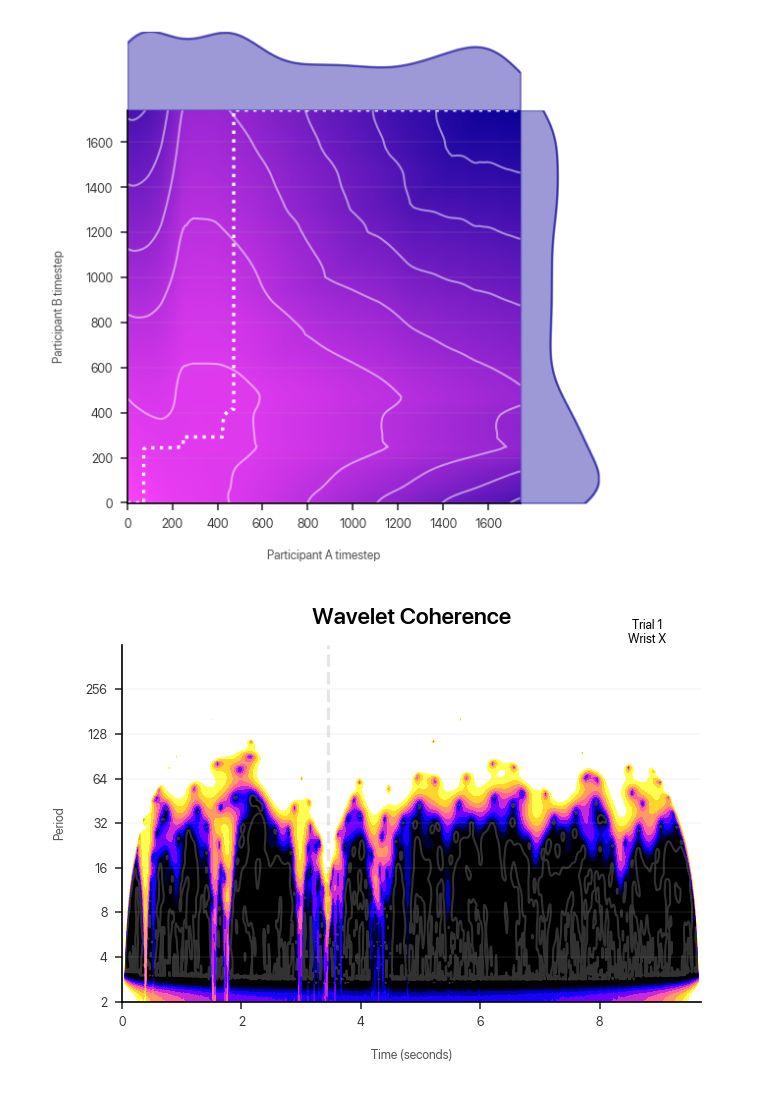
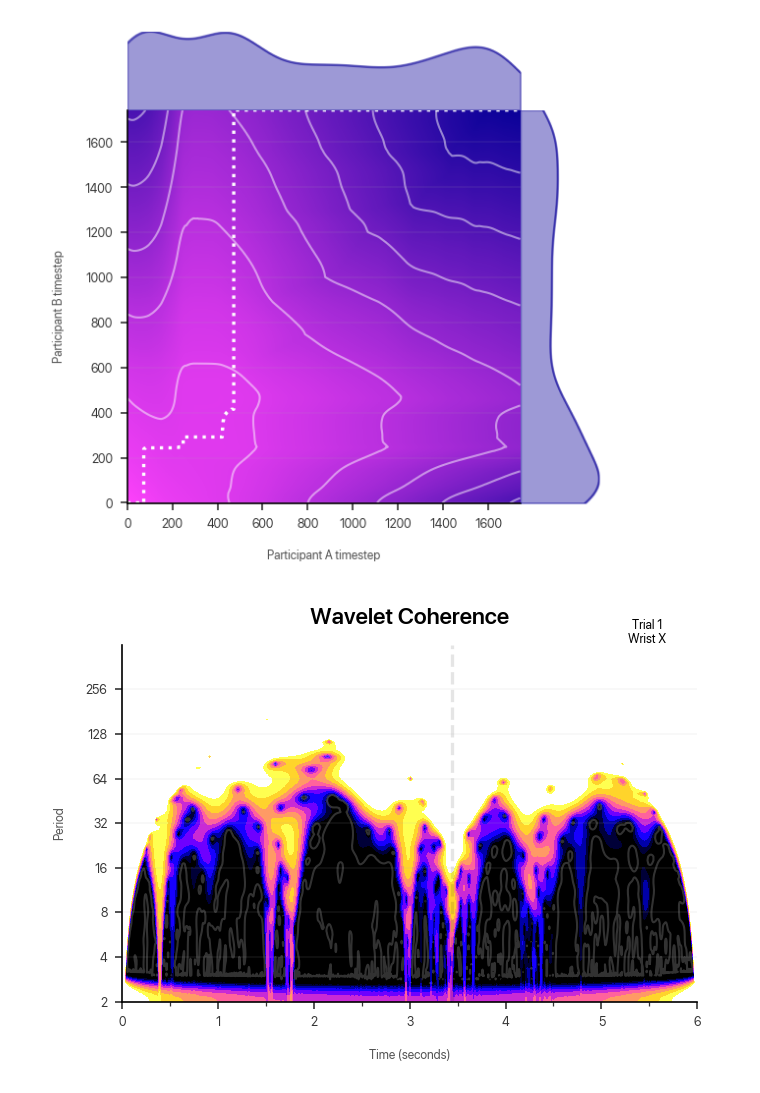
Before and after one commit to dlundgaard/dapup-mocap, a Jupyter notebook: analysis.ipynb, the cells around one changed output. Drawn from its saved outputs; the diff is of its cells as text; code cells hidden in the pictures.

```diff
--- a/analysis.ipynb
+++ b/analysis.ipynb
@@ -40,7 +41,7 @@ class Session:
             nrows = 1
         ).loc[0, 1:].values
 
-        self.markers = list(sorted(set([name[2:] for name in marker_names])))
+        self.available_markers = list(sorted(set([name[2:] for name in marker_names])))
 
         dataset = pd.read_csv(
             datafile_path,
@@ -70,12 +71,13 @@ class Session:
                 time_of_contact = self.events[self.events["Name"] == "Contact"]["Time"].iloc[trial - 1] - subset["Time"].min()
                 subset["Frame"] -= subset["Frame"].min()
                 subset["Time"] -= subset["Time"].min()
-                for marker in self.markers:
+                subset = subset[subset["Time"] < 6]
+                for marker in self.available_markers:
                     pos_data = subset[["Frame", "Time", "Axis", marker]].pivot(index = ["Frame", "Time"], columns = ["Axis"], values = marker)
                     pos_data = pos_data[[dimension + "_Raw" for dimension in "XYZ"]] = pos_data.replace(0, np.nan)
-                    pos_data[[dimension for dimension in "XYZ"]] = pos_data[[dimension for dimension in "XYZ"]].interpolate()
+                    pos_data[[dimension for dimension in "XYZ"]] = pos_data[[dimension for dimension in "XYZ"]].interpolate(limit_direction = "both")
                     marker_collection.append(pos_data.reset_index())
-                participants.append(pd.Series(marker_collection, name = "Marker", index = self.markers))
+                participants.append(pd.Series(marker_collection, name = "Marker", index = self.available_markers))
             trial_object = pd.Series(participants, name = "Participant", index = ["A", "B"])
             trial_object.time_of_contact = time_of_contact
             trials.append(trial_object)
@@ -83,7 +85,7 @@ class Session:
         self.data = pd.Series(data = trials, index = np.arange(1, len(trials) + 1), name = "Trial")
 
     def __repr__(self):
-        return f"[Session {self.id}]" + "\n" + f"Trial{'s' if len(self.data) > 1 else ''} {self.data.index[0]}{'-' + str(self.data.index[-1]) if len(self.data.index) > 1 else ''}" + "\n" + f"{len(self.markers)} markers ({', '.join(self.markers)})"
+        return f"[Session {self.id}]" + "\n" + f"Trial{'s' if len(self.data) > 1 else ''} {self.data.index[0]}{'-' + str(self.data.index[-1]) if len(self.data.index) > 1 else ''}" + "\n" + f"{len(self.available_markers)} markers ({', '.join(self.available_markers)})"
 
 session = Session(session_id = 4)
 print(session)
@@ -114,7 +116,11 @@ def mark_point_of_contact(trial):
     plt.axvline(data[trial].time_of_contact, color = "black", linestyle = "--", alpha = 0.1, zorder = -1)
 
 def annotate_metadata(trial, marker, axis = None):
-    plt.figtext(0.9, 0.9, f"Trial {trial}\n{marker}" + f" {axis if axis else ''}", ha = "center")
+    plt.figtext(0.9, 0.9, f"Trial {trial}\n{marker}" + f"{' ' + axis if axis else ''}", ha = "center")
+
+def decorate_xaxis_ticks():
+    plt.gca().xaxis.set_major_locator(ticker.MultipleLocator(1))
+    plt.gca().xaxis.set_minor_locator(ticker.MultipleLocator(0.5))
 # %%
 def plot_position(trial, marker, axis):
     plt.figure()
@@ -276,32 +284,33 @@ def plot_wavelet_coherence(trial, marker, axis):
         cmap="gnuplot2",
         extend="both",
         zorder = -2
     )
     plt.contour(
         data[trial]["A"][marker]["Time"],
         np.log2(period),
         power / signif.reshape(-1, 1),
         [0.95],
         colors="white",
         linewidths=1,
         alpha = 0.2,
         extent=extent,
         zorder = -2
     )
 
     plt.title("Wavelet Coherence")
     annotate_metadata(trial, marker, axis)
+    decorate_xaxis_ticks()
     plt.xlabel("Time (seconds)")
     plt.ylabel("Period")
     ylim_min, ylim_max = (period.min(), 512)
     y_ticks = 2 ** np.arange(np.floor(np.log2(ylim_min)), np.ceil(np.log2(ylim_max)))
     # plt.yscale("log", base = 2)
     plt.ylim(np.log2([ylim_min, ylim_max]))
     plt.yticks(np.log2(y_ticks), y_ticks.astype(int))
 
     plt.tight_layout()
 
 plot_wavelet_coherence(1, "Wrist", "X")
 # %% [output]
-[figure, old version]
+[figure, new version]
 # %%
```
Also changed, not shown: parts of 10 cells of this notebook.
